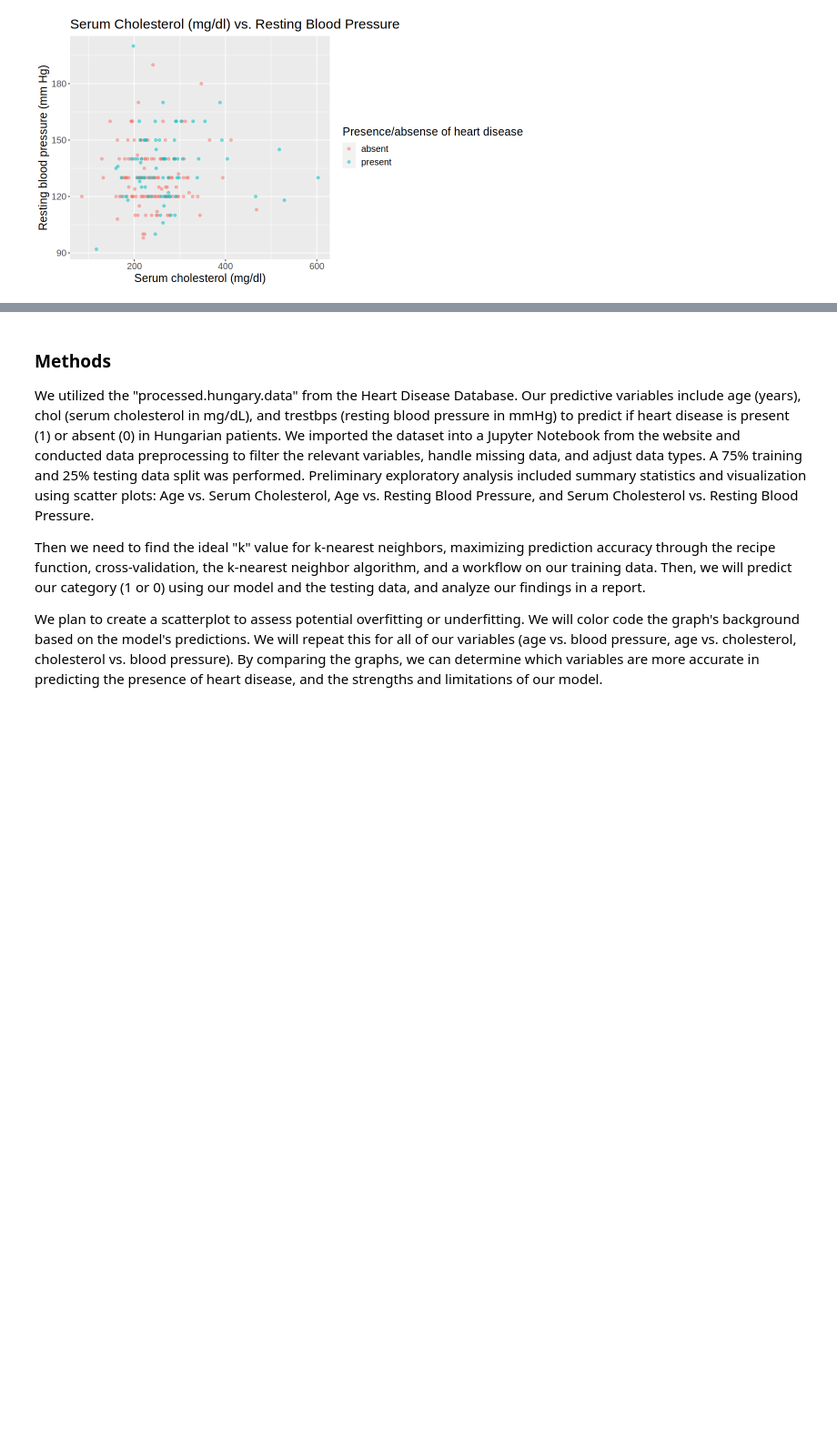
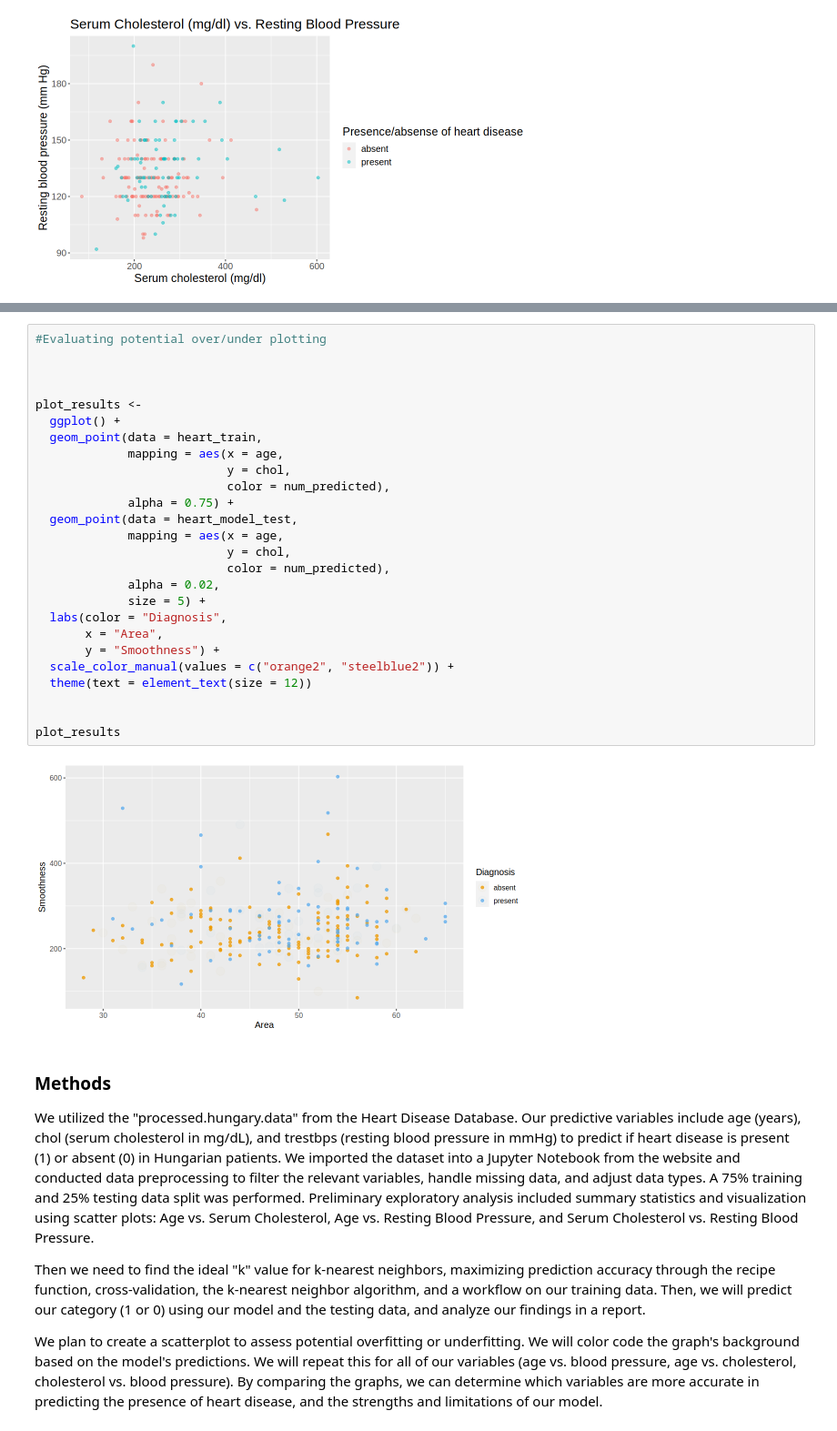
Before and after one commit to mairinleitch/dsci100_project-008-39, a Jupyter notebook: Heart_disease.ipynb, the cells around one changed output, grey strips where cells are left out. Shown at 91% size. Drawn from its saved outputs; the diff is of its cells as text; blank space fills up the shorter version.

```diff
--- a/Heart_disease.ipynb
+++ b/Heart_disease.ipynb
@@ -214,3 +261,31 @@ ERROR: Error in predict(heart_workflow, heart_test): object 'heart_workflow' not
+# %%
+#Evaluating potential over/under plotting
+
+
+
+plot_results <-
+  ggplot() +
+  geom_point(data = heart_train,
+             mapping = aes(x = age,
+                           y = chol,
+                           color = num_predicted),
+             alpha = 0.75) +
+  geom_point(data = heart_model_test,
+             mapping = aes(x = age,
+                           y = chol,
+                           color = num_predicted),
+             alpha = 0.02,
+             size = 5) +
+  labs(color = "Diagnosis",
+       x = "Area",
+       y = "Smoothness") +
+  scale_color_manual(values = c("orange2", "steelblue2")) +
+  theme(text = element_text(size = 12))
+
+
+plot_results
+# %% [output]
+[figure, added]
 # %% [markdown]
 ### **Methods**
 
```
Also changed, not shown: parts of 2 cells of this notebook.
